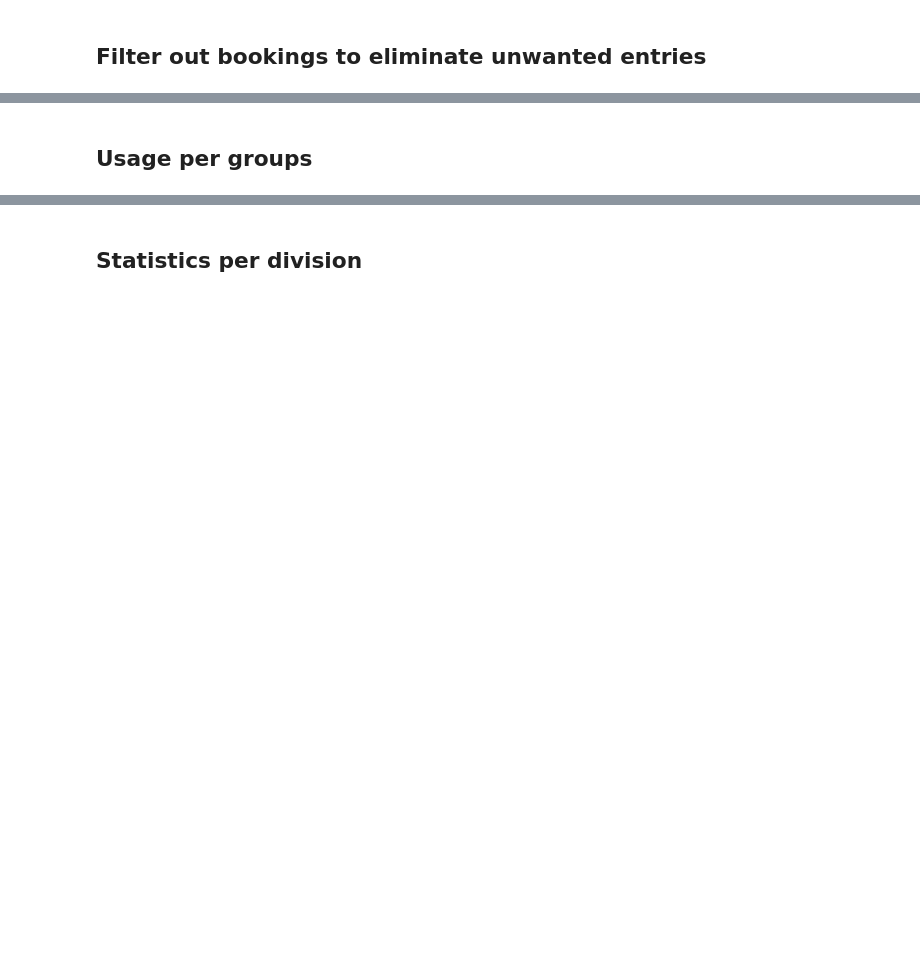
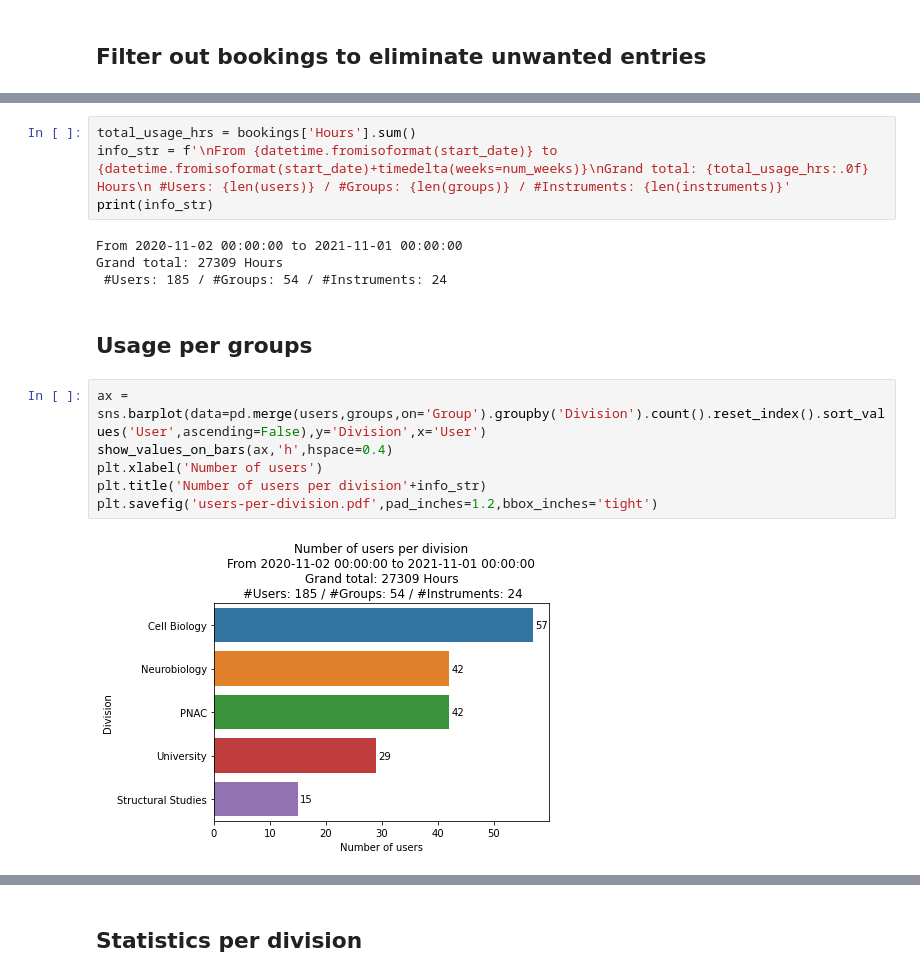
Before and after one commit to jboulanger/UsageStats, a Jupyter notebook: Usage Stats Analytics.ipynb, the cells around one changed output, grey strips where cells are left out. Drawn from its saved outputs; the diff is of its cells as text; blank space fills up the shorter version.

```diff
--- a/Usage Stats Analytics.ipynb
+++ b/Usage Stats Analytics.ipynb
@@ -191,5 +296,21 @@ bookings.head()
+# %%
+total_usage_hrs = bookings['Hours'].sum()
+info_str = f'\nFrom {datetime.fromisoformat(start_date)} to {datetime.fromisoformat(start_date)+timedelta(weeks=num_weeks)}\nGrand total: {total_usage_hrs:.0f} Hours\n #Users: {len(users)} / #Groups: {len(groups)} / #Instruments: {len(instruments)}'
+print(info_str)
+# %% [output]
+From 2020-11-02 00:00:00 to 2021-11-01 00:00:00
+Grand total: 27309 Hours
+ #Users: 185 / #Groups: 54 / #Instruments: 24
 # %% [markdown]
 ## Usage per groups
+# %%
+ax = sns.barplot(data=pd.merge(users,groups,on='Group').groupby('Division').count().reset_index().sort_values('User',ascending=False),y='Division',x='User')
+show_values_on_bars(ax,'h',hspace=0.4)
+plt.xlabel('Number of users')
+plt.title('Number of users per division'+info_str)
+plt.savefig('users-per-division.pdf',pad_inches=1.2,bbox_inches='tight')
+# %% [output]
+[figure, added]
 # %%
 import math
 bookings.groupby(['Group','Instrument'], as_index=False)['Hours'].agg('sum').pivot(index="Group",columns="Instrument",values='Hours').fillna(0).to_csv('usage-per-group-per-instrument.csv')
```
Also changed, not shown: parts of 14 cells of this notebook.
